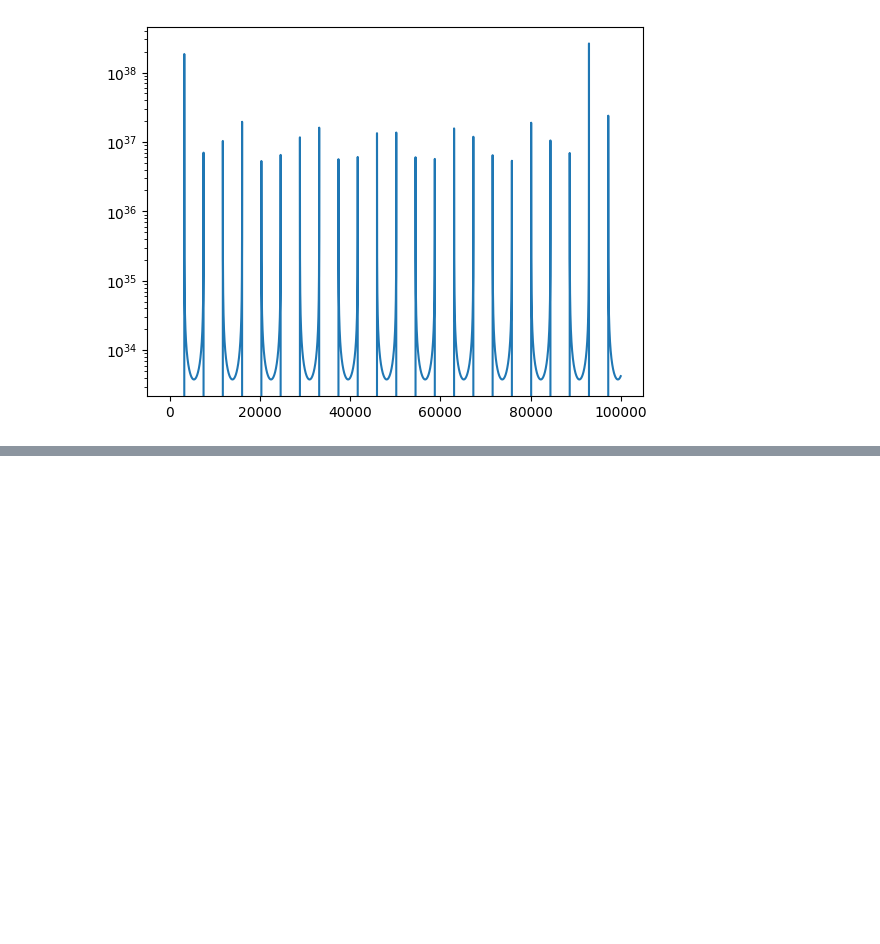
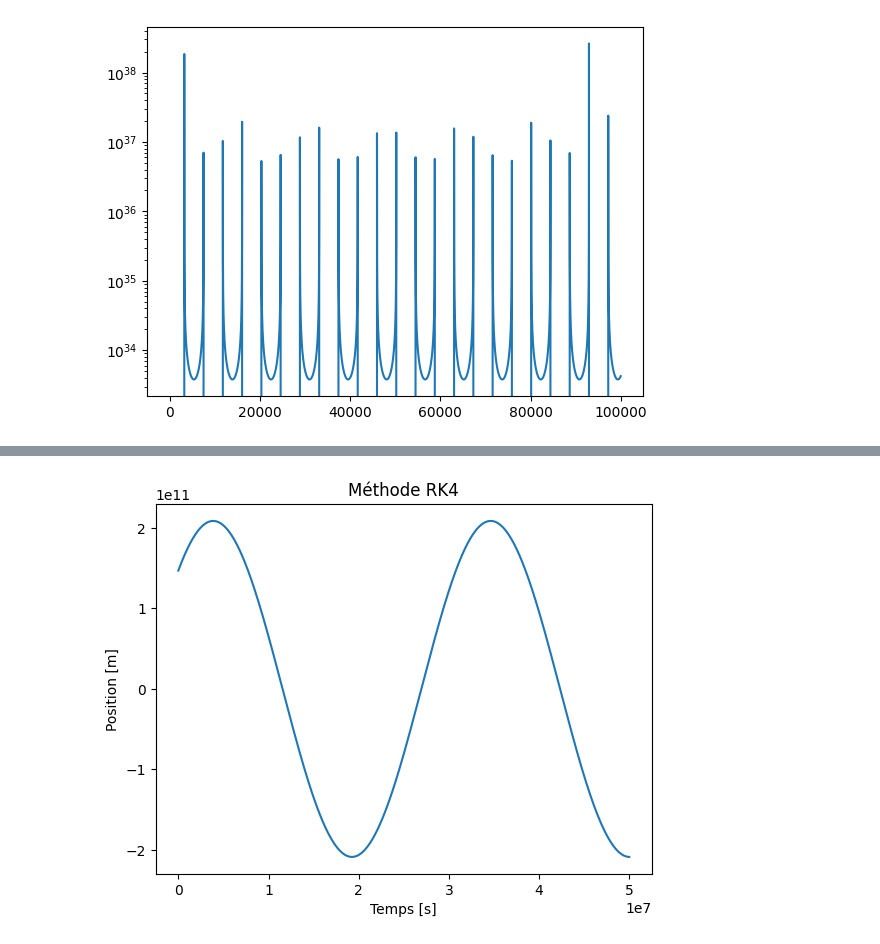
Before and after one commit to gamer39/Physique_numerique, a Jupyter notebook: Tp3/tp3.ipynb, the cells around one changed output, grey strips where cells are left out. Saved outputs shown, nothing was run; the diff lists cells and outputs as text; code cells hidden in the pictures; blank space fills up the shorter version.

```diff
--- a/Tp3/tp3.ipynb
+++ b/Tp3/tp3.ipynb
@@ -105,0 +106,39 @@ plt.show()
+# %%
+def RK2(a, b, h, r_0, v_0):
+    tpoints = np.arange(a,b,h)
+    rpoints = []
+    r = r_0
+    v = v_0
+    for t in tpoints:
+        rpoints.append(r)
+        k1 = h * f(r)
+        k2 = h * f(r+0.5*k1)
+        v += k2
+        r = r + h*v
+    return(rpoints, tpoints)
+
+def RK4(a, b, h, r_0, v_0):
+    tpoints = np.arange(a,b,h)
+    rpoints = []
+    r = r_0
+    v = v_0
+    for t in tpoints:
+        rpoints.append(r)
+        k1 = h * f(r)
+        k2 = h * f(r+0.5*k1)
+        k3 = h*f(r+0.5*k2)
+        k4 = h*f(r+k3)
+        v += (k1+2*k2+2*k3+k4)/6
+        r = r + h*v
+    return(rpoints, tpoints)
+
+rpoints,tpoints= RK4(0, 50000000, 3600, r_0, v_0)
+
+plt.figure()
+plt.title("Méthode RK4")
+plt.ylabel("Position [m]")
+plt.xlabel("Temps [s]")
+plt.plot(tpoints,rpoints)
+plt.show()
+# %% [output]
+[figure, added]
```
Also changed, not shown: parts of 3 cells of this notebook.
